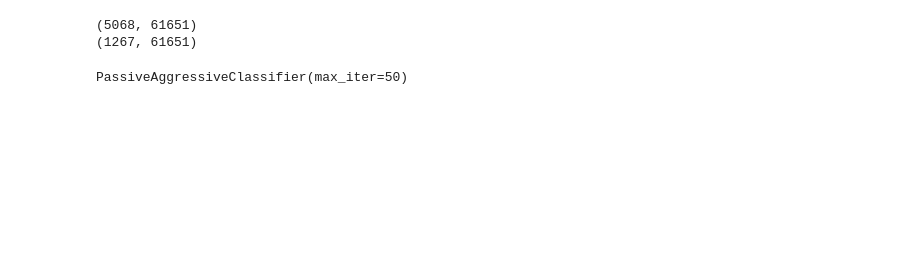
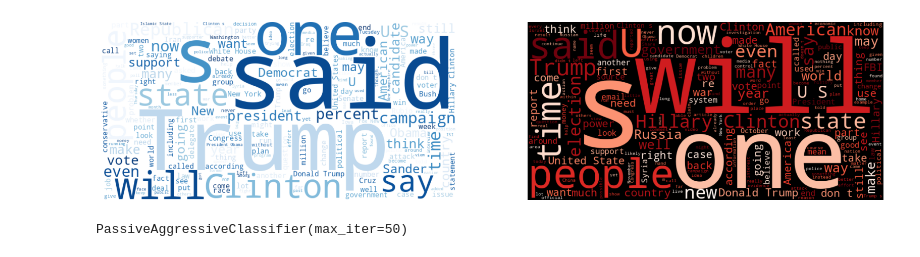
Before and after one commit to awessine/fake_news_detection, a Jupyter notebook: Обнаружение_фальшивых_новостей.ipynb, the cells around one changed output. Cells and saved outputs as stored; diff of their text form; code cells hidden in the pictures; blank space fills up the shorter version.

```diff
--- a/Обнаружение_фальшивых_новостей.ipynb
+++ b/Обнаружение_фальшивых_новостей.ipynb
@@ -42,3 +54,7 @@ fig.show()
 #Как можно увидеть, датасет содержит примерно одиноковое кол-во и реальных и фейковых новостей
 # %% [output]
 [interactive output not drawn]
+# %%
+#Разделим исходный датафрейм на 2 для упрощения визуализации ключевых слов
+real_df = df[df['label'] == 'REAL']
+fake_df = df[df['label'] == 'FAKE']
@@ -45,3 +101,25 @@ fig.show()
+# %%
+#Отобразим ключевые слова из 2 датафреймов
+
+text_data_real = " ".join(text for text in real_df['text'])
+text_data_fake = " ".join(text for text in fake_df['text'])
+
+# Настройка облака слов
+wordcloud_positive = WordCloud(width=800, height=400, background_color='white', colormap='Blues').generate(text_data_real)
+wordcloud_negative = WordCloud(width=800, height=400, background_color='black', colormap='Reds').generate(text_data_fake)
+
+# Выведем картинки сгенерированные вордклаудом
+fig, ax = plt.subplots(1, 2, figsize = (20, 12))
+
+ax[0].imshow(wordcloud_positive, interpolation='bilinear')
+ax[1].imshow(wordcloud_negative, interpolation='bilinear')
+
+ax[0].axis("off")
+ax[1].axis("off")
+
+plt.show()
+# %% [output]
+[figure, added]
 # %%
 #Разбиваем данные на обучающие и тестовые
 X_train,X_test,y_train,y_test = train_test_split(df['text'], df.label, test_size=0.2, random_state=7)
@@ -51,12 +129,6 @@ tfidf_vectorizer = TfidfVectorizer(stop_words='english', max_df=0.7)
 # %%
 tfidf_train = tfidf_vectorizer.fit_transform(X_train)
 tfidf_test = tfidf_vectorizer.transform(X_test)
-# %%
-print(tfidf_train.shape)
-print(tfidf_test.shape)
-# %% [output]
-(5068, 61651)
-(1267, 61651)
 # %%
 #Создаем модель с помощью PAC
 pac = PassiveAggressiveClassifier(max_iter=50)
```
Also changed, not shown: parts of 8 cells of this notebook.
